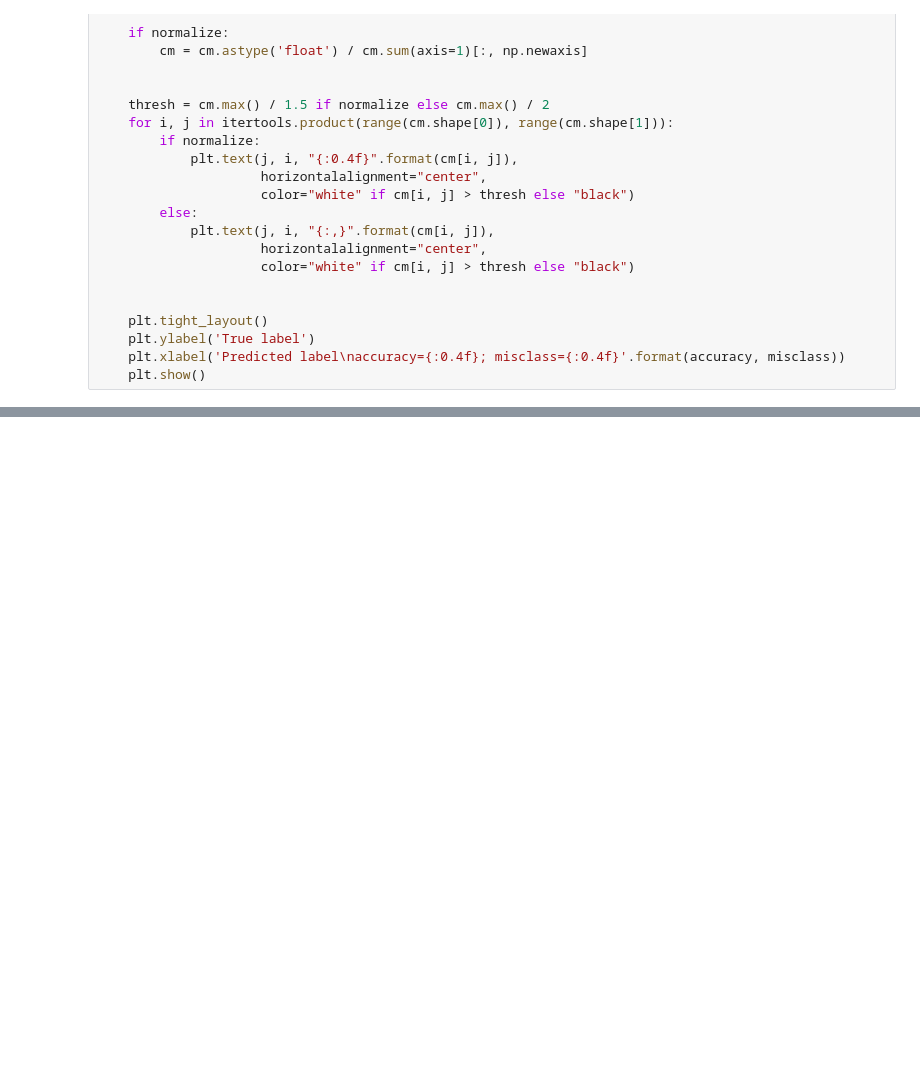
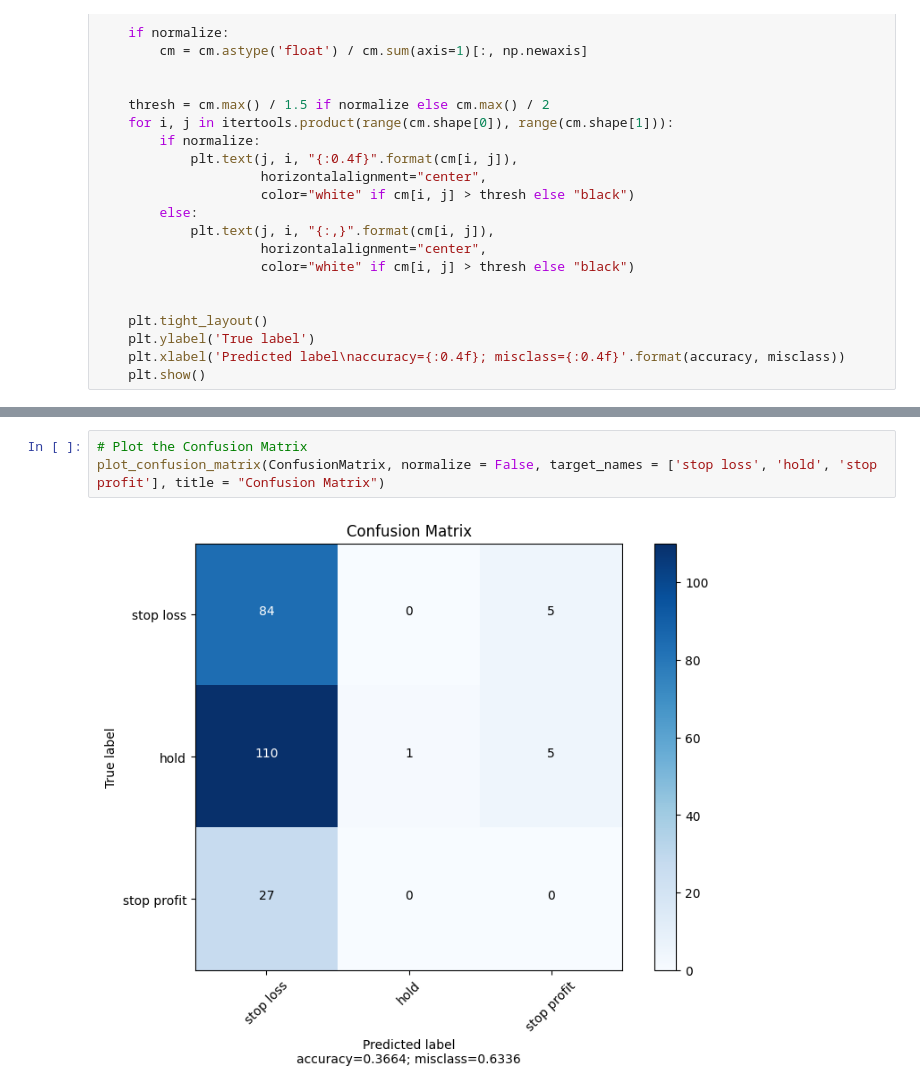
Before and after one commit to llffhh/Stock-Prediction-by-CNN-Study, a Jupyter notebook: stock_AI.ipynb, the cells around one changed output, grey strips where cells are left out. Cells and saved outputs as stored; diff of their text form; blank space fills up the shorter version.

```diff
--- a/stock_AI.ipynb
+++ b/stock_AI.ipynb
@@ -919,0 +898,5 @@ Cash: 1000
+# %%
+# Plot the Confusion Matrix
+plot_confusion_matrix(ConfusionMatrix, normalize = False, target_names = ['stop loss', 'hold', 'stop profit'], title = "Confusion Matrix")
+# %% [output]
+[figure, added]
```
Also changed, not shown: parts of 13 cells of this notebook.
